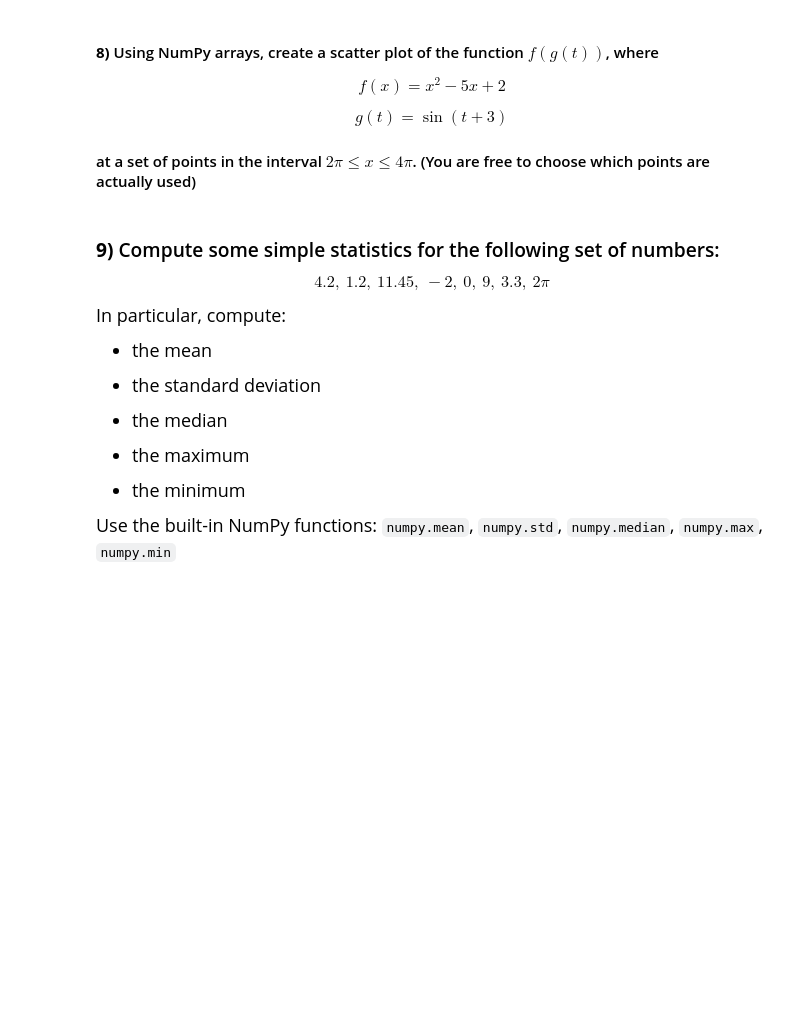
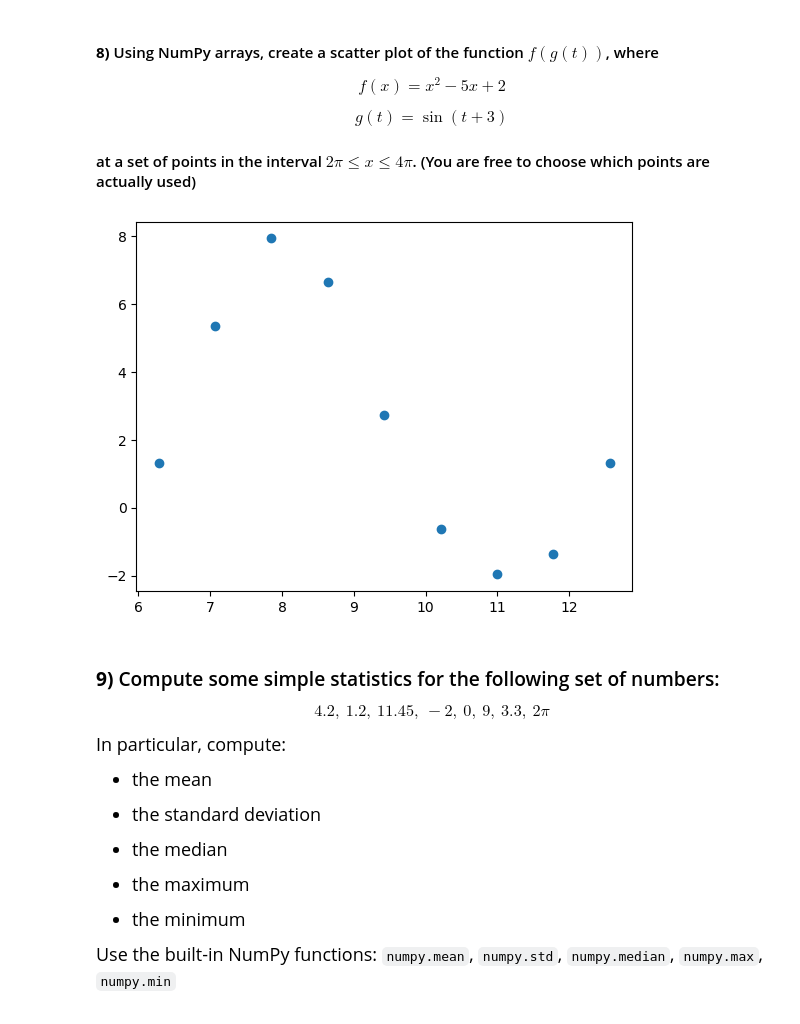
Before and after one commit to bcamargo1/datasci151spring2026, a Jupyter notebook: lecture_06/lecture_06 copy.ipynb, the cells around one changed output. Cells and saved outputs as stored; diff of their text form; code cells hidden in the pictures; blank space fills up the shorter version.

```diff
--- a/lecture_06/lecture_06 copy.ipynb
+++ b/lecture_06/lecture_06 copy.ipynb
@@ -600,7 +614,14 @@ $$ g(t) = \sin(t + 3) $$
 
 #### at a set of points in the interval $2\pi \leq x \leq 4\pi$. (You are free to choose which points are actually used)
 # %%
-# your code here
+interval = np.array([2, 2.25, 2.5, 2.75, 3, 3.25, 3.5, 3.75, 4]) * np.pi
+func_1 = (func_2 **2) - (5*func_2) + 2
+func_2 = np.sin(interval + 3)
+
+plt.scatter(interval, func_1)
+plt.show()
+# %% [output]
+[figure, added]
 # %% [markdown]
 ### **9)** Compute some simple statistics for the following set of numbers:
 
```
Also changed, not shown: parts of 3 cells of this notebook, 2 other files.
